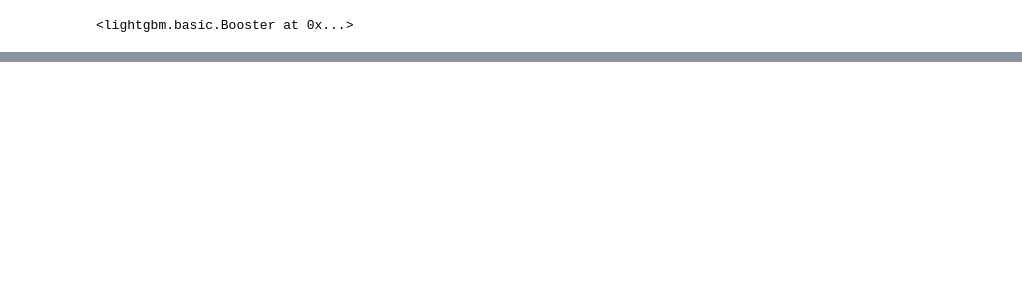
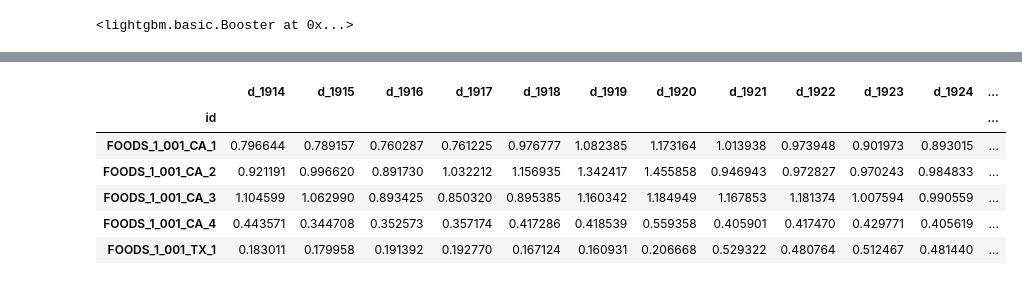
Before and after one commit to yenpth265-alt/NCKH_Optiminization_Inventory, a Jupyter notebook: notebooks/model-kaggle.ipynb, the cells around one changed output, grey strips where cells are left out. Drawn from its saved outputs; the diff is of its cells as text; code cells hidden in the pictures; blank space fills up the shorter version.

```diff
--- a/notebooks/model-kaggle.ipynb
+++ b/notebooks/model-kaggle.ipynb
@@ -144,6 +101,8 @@ df.shape
 # %%
 #Các cột phân loại
-cat_feats = ['item_id', 'dept_id','store_id', 'cat_id', 'state_id'] + ["event_name_1", "event_name_2", "event_type_1", "event_type_2"]
+cat_feats = ['item_id', 'dept_id','store_id', 'cat_id', 'state_id'] + \
+["event_name_1", "event_name_2", "event_type_1", "event_type_2"] + \
+['cat_Erratic (Thất thường)', 'cat_Intermittent (Ngắt quãng)', 'cat_Lumpy (Cục bộ)', 'cat_Smooth (Đều đặn)']
 #Các cột không sử dụng
 useless_cols = ["id", "date", "sales","d", "wm_yr_wk", "weekday"]
 
@@ -192,12 +151,14 @@ params = {
         "sub_row" : 0.75,
         "bagging_freq" : 1,
         "lambda_l2" : 0.1,
-#         "nthread" : 4
+         "nthread" : 8,
         "metric": ["rmse"],
     'verbosity': 1,
-    'num_iterations' : 1200,
+    'num_iterations' : 4000,
     'num_leaves': 128,
     "min_data_in_leaf": 100,
+    "device": "cpu",
+    "early_stopping_round": 100
 }
 # %%
 m_lgb = lgb.train(params, train_data, valid_sets = [fake_valid_data],  callbacks=[lgb.log_evaluation(20)])
@@ -224,15 +185,19 @@ m_lgb.save_model("model.lgb")
 # %% [output]
 <lightgbm.basic.Booster at 0x...>
 # %%
-
+#Recursive forecasting và magic multiplier
 alphas = [1.028, 1.023, 1.018]
 weights = [1/len(alphas)]*len(alphas)
 sub = 0.
 
 for icount, (alpha, weight) in enumerate(zip(alphas, weights)):
 
-    te = create_dt(False)
-    cols = [f"F{i}" for i in range(1,29)]
+    #Lấy dữ liệu
+    te = create_dt(is_train=False, price_dt = PRICE_DTYPES, cal_dt = CAL_DTYPES, tr_last = tr_last)
+
+    #Add demand feature vào te
+    te = add_demandFeature(data = te)
+    cols = [f"d_{tr_last + i}" for i in range(1,29)]
 
     for tdelta in range(0, 28):
         day = fday + timedelta(days=tdelta)
@@ -247,12 +212,13 @@ for icount, (alpha, weight) in enumerate(zip(alphas, weights)):
     te_sub = te.loc[te.date >= fday, ["id", "sales"]].copy()
 #     te_sub.loc[te.date >= fday+ timedelta(days=h), "id"] = te_sub.loc[te.date >= fday+timedelta(days=h),
 #                                                                           "id"].str.replace("validation$", "evaluation")
-    te_sub["F"] = [f"F{rank}" for rank in te_sub.groupby("id")["id"].cumcount()+1]
+    te_sub["F"] = [f"d_{tr_last + rank}"
+               for rank in te_sub.groupby("id")["id"].cumcount() + 1]
     te_sub = te_sub.set_index(["id", "F" ]).unstack()["sales"][cols].reset_index()
     te_sub.fillna(0., inplace = True)
     te_sub.sort_values("id", inplace = True)
     te_sub.reset_index(drop=True, inplace = True)
-    te_sub.to_csv(f"submission_{icount}.csv",index=False)
+    te_sub.to_csv(f"../dataset/result/submission_{icount}.csv",index=False)
     if icount == 0 :
         sub = te_sub
         sub[cols] *= weight
@@ -261,10 +227,10 @@ for icount, (alpha, weight) in enumerate(zip(alphas, weights)):
     print(icount, alpha, weight)
 
 
-sub2 = sub.copy()
-sub2["id"] = sub2["id"].str.replace("validation$", "evaluation")
-sub = pd.concat([sub, sub2], axis=0, sort=False)
-sub.to_csv("submission.csv",index=False)
+sub["id"] = sub["id"].str.extract(r"^(.+?)_(?:validation|evaluation)$", expand=False)
+sub.columns.name = None
+sub.set_index("id", inplace = True)
+sub.to_csv("../dataset/result/submission.csv",index=False)
 # %% [output]
 0 2016-04-25 00:00:00
 1 2016-04-26 00:00:00
@@ -333,0 +268,11 @@ sub.head(10)
+# %%
+#Preview dữ liệu forecast
+sub.head()
+# %% [output]
+|  | d_1914 | d_1915 | d_1916 | d_1917 | d_1918 | d_1919 | d_1920 | d_1921 | d_1922 | d_1923 | d_1924 | ... |
+| id |  |  |  |  |  |  |  |  |  |  |  | ... |
+| FOODS_1_001_CA_1 | 0.796644 | 0.789157 | 0.760287 | 0.761225 | 0.976777 | 1.082385 | 1.173164 | 1.013938 | 0.973948 | 0.901973 | 0.893015 | ... |
+| FOODS_1_001_CA_2 | 0.921191 | 0.996620 | 0.891730 | 1.032212 | 1.156935 | 1.342417 | 1.455858 | 0.946943 | 0.972827 | 0.970243 | 0.984833 | ... |
+| FOODS_1_001_CA_3 | 1.104599 | 1.062990 | 0.893425 | 0.850320 | 0.895385 | 1.160342 | 1.184949 | 1.167853 | 1.181374 | 1.007594 | 0.990559 | ... |
+| FOODS_1_001_CA_4 | 0.443571 | 0.344708 | 0.352573 | 0.357174 | 0.417286 | 0.418539 | 0.559358 | 0.405901 | 0.417470 | 0.429771 | 0.405619 | ... |
+| FOODS_1_001_TX_1 | 0.183011 | 0.179958 | 0.191392 | 0.192770 | 0.167124 | 0.160931 | 0.206668 | 0.529322 | 0.480764 | 0.512467 | 0.481440 | ... |
```
Also changed, not shown: parts of 21 cells of this notebook, 3 other files.
